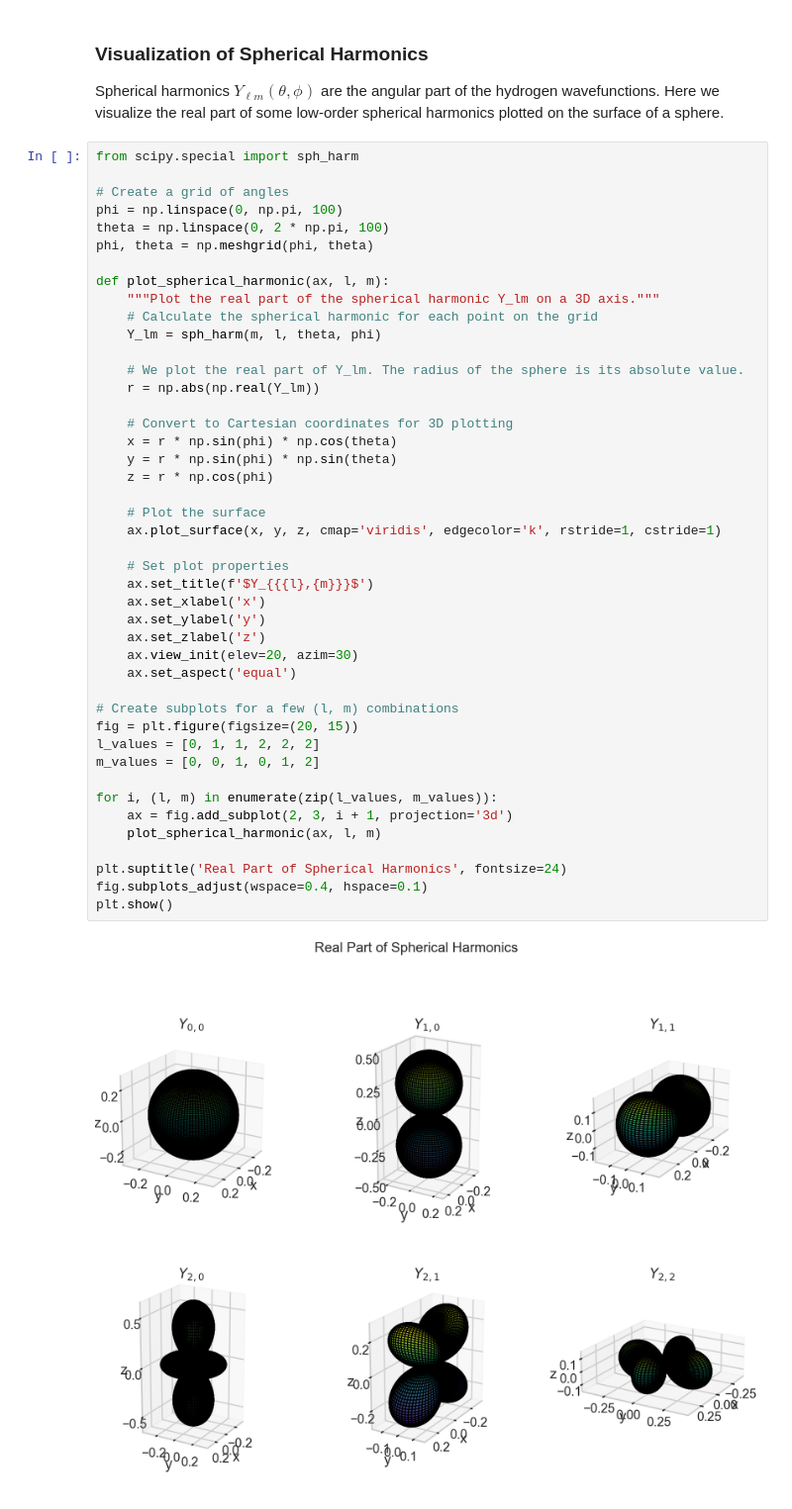
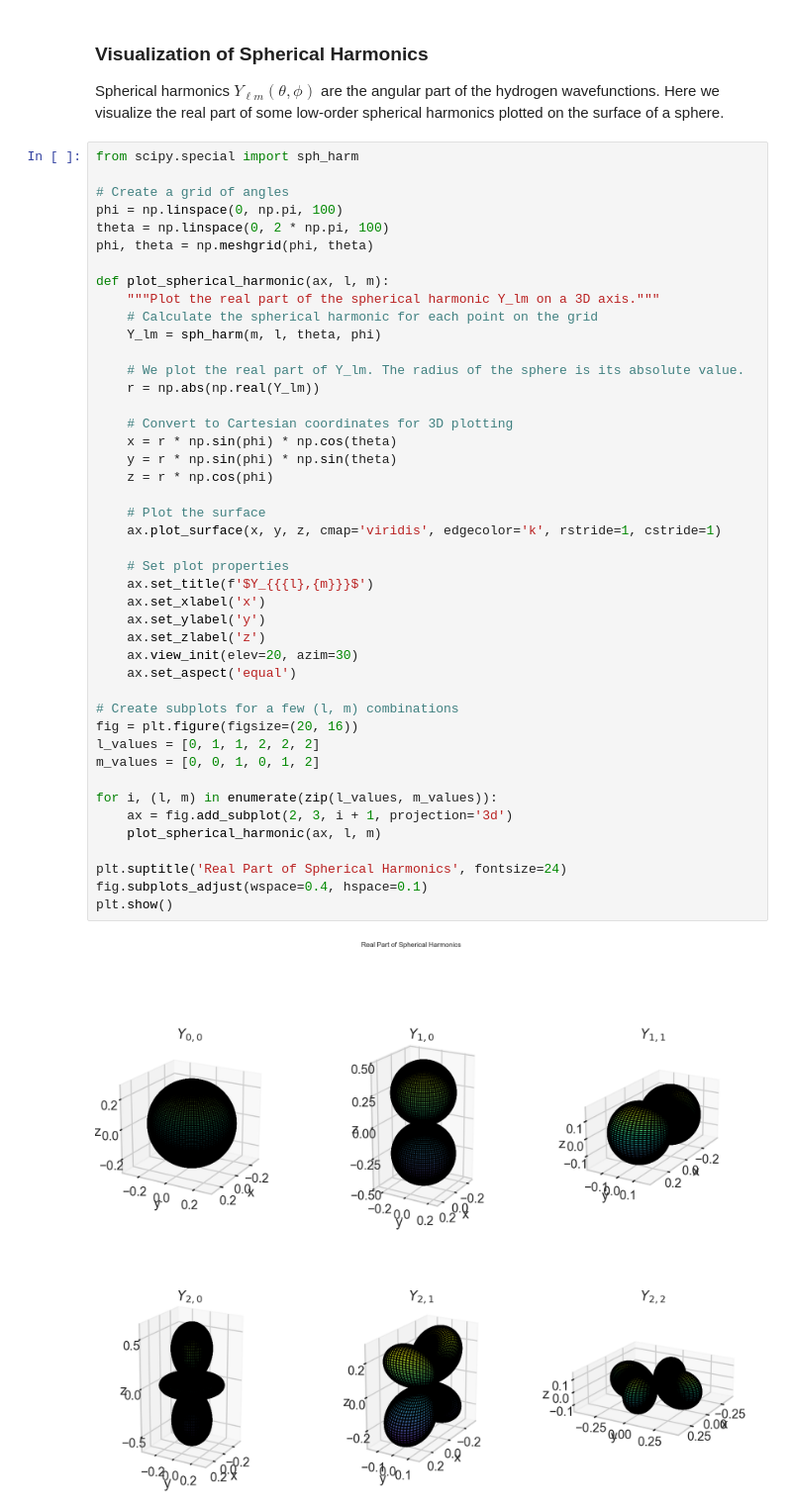
Before and after one commit to BBCnewslondon/Atomic-physics, a Jupyter notebook: chapter3_hydrogen.ipynb, the cells around one changed output. Shown at 99% size. Saved outputs shown, nothing was run; the diff lists cells and outputs as text.

```diff
--- a/chapter3_hydrogen.ipynb
+++ b/chapter3_hydrogen.ipynb
@@ -234,32 +234,32 @@ def plot_spherical_harmonic(ax, l, m):
     r = np.abs(np.real(Y_lm))
 
     # Convert to Cartesian coordinates for 3D plotting
     x = r * np.sin(phi) * np.cos(theta)
     y = r * np.sin(phi) * np.sin(theta)
     z = r * np.cos(phi)
 
     # Plot the surface
     ax.plot_surface(x, y, z, cmap='viridis', edgecolor='k', rstride=1, cstride=1)
 
     # Set plot properties
     ax.set_title(f'$Y_{{{l},{m}}}$')
     ax.set_xlabel('x')
     ax.set_ylabel('y')
     ax.set_zlabel('z')
     ax.view_init(elev=20, azim=30)
     ax.set_aspect('equal')
 
 # Create subplots for a few (l, m) combinations
-fig = plt.figure(figsize=(20, 15))
+fig = plt.figure(figsize=(20, 16))
 l_values = [0, 1, 1, 2, 2, 2]
 m_values = [0, 0, 1, 0, 1, 2]
 
 for i, (l, m) in enumerate(zip(l_values, m_values)):
     ax = fig.add_subplot(2, 3, i + 1, projection='3d')
     plot_spherical_harmonic(ax, l, m)
 
 plt.suptitle('Real Part of Spherical Harmonics', fontsize=24)
 fig.subplots_adjust(wspace=0.4, hspace=0.1)
 plt.show()
 # %% [output]
-[figure, old version]
+[figure, new version]
```
Also changed, not shown: 1 other file.
